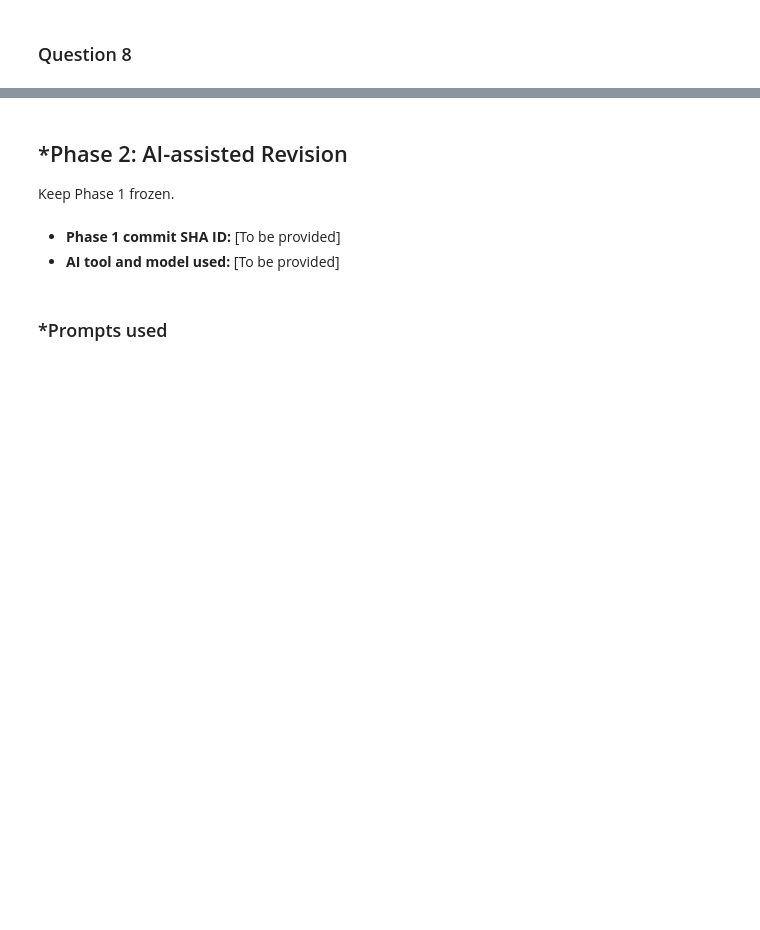
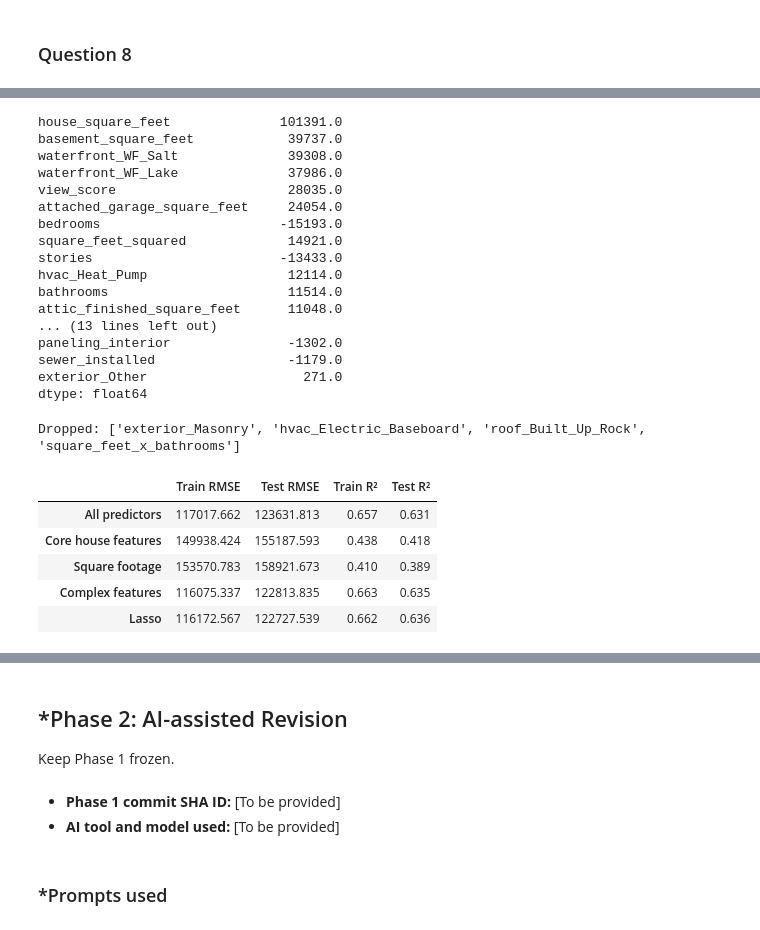
Before and after one commit to mahativedula/L02-hedonic-pricing, a Jupyter notebook: notebook.ipynb, the cells around one changed output, grey strips where cells are left out. Drawn from its saved outputs; the diff is of its cells as text; code cells hidden in the pictures; blank space fills up the shorter version.

```diff
--- a/notebook.ipynb
+++ b/notebook.ipynb
@@ -522,0 +516,55 @@ ANSWER [Which does it select? What are the RMSE and $R^2$?]
+# %%
+# Use the `sklearn.linear_model.Lasso` to regularize your model and select the most predictive features
+from sklearn.linear_model import LassoCV
+from sklearn.preprocessing import StandardScaler
+from sklearn.pipeline import make_pipeline
+
+# Rebuild the Question 6 features (same as the Q6 cell)
+center_columns = ["house_square_feet", "year_built", "bathrooms"]
+training_means = X_train[center_columns].mean()
+
+def add_complex_features(features):
+    expanded = features.copy()
+    centered = features[center_columns] - training_means
+
+    sqft_thousands = centered["house_square_feet"] / 1_000
+    build_year_decades = centered["year_built"] / 10
+
+    expanded["square_feet_squared"] = sqft_thousands ** 2
+    expanded["year_built_squared"] = build_year_decades ** 2
+    expanded["square_feet_x_bathrooms"] = sqft_thousands * centered["bathrooms"]
+    return expanded
+
+complex_train = add_complex_features(X_train)
+complex_test = add_complex_features(X_test)
+
+# Lasso
+lasso = make_pipeline(
+    StandardScaler(),
+    LassoCV(cv=5, random_state=42, max_iter=50_000),
+)
+lasso.fit(complex_train, y_train)
+
+lasso_scores = regression_scores(lasso, complex_train, complex_test)
+
+coefs = pd.Series(lasso[-1].coef_, index=complex_train.columns)
+selected = coefs[coefs != 0].sort_values(key=abs, ascending=False)
+dropped = coefs[coefs == 0].index.tolist()
+
+print(f"Chosen alpha: {lasso[-1].alpha_:.2f}")
+print(f"Selected {len(selected)} of {len(coefs)} features")
+display(selected.round(0))
+print("Dropped:", dropped)
+
+# Rebuild the comparison table from scratch so re-running this cell doesn't add duplicate Lasso rows
+complex_model = LinearRegression().fit(complex_train, y_train)
+complex_scores = regression_scores(complex_model, complex_train, complex_test)
+comparison = pd.concat([
+    simple_results,
+    pd.DataFrame([complex_scores], index=["Complex features"]),
+    pd.DataFrame([lasso_scores], index=["Lasso"]),
+])
+display(comparison.round(3))
+
+# Find the RMSE and $R^2$
+# %% [output]
@@ -522,0 +573,24 @@ ANSWER [Which does it select? What are the RMSE and $R^2$?]
+house_square_feet              101391.0
+basement_square_feet            39737.0
+waterfront_WF_Salt              39308.0
+waterfront_WF_Lake              37986.0
+view_score                      28035.0
+attached_garage_square_feet     24054.0
+bedrooms                       -15193.0
+square_feet_squared             14921.0
+stories                        -13433.0
+hvac_Heat_Pump                  12114.0
+bathrooms                       11514.0
+attic_finished_square_feet      11048.0
+... (13 lines left out)
+paneling_interior               -1302.0
+sewer_installed                 -1179.0
+exterior_Other                    271.0
+dtype: float64
+Dropped: ['exterior_Masonry', 'hvac_Electric_Baseboard', 'roof_Built_Up_Rock', 'square_feet_x_bathrooms']
+|  | Train RMSE | Test RMSE | Train R² | Test R² |
+| All predictors | 117017.662 | 123631.813 | 0.657 | 0.631 |
+| Core house features | 149938.424 | 155187.593 | 0.438 | 0.418 |
+| Square footage | 153570.783 | 158921.673 | 0.410 | 0.389 |
+| Complex features | 116075.337 | 122813.835 | 0.663 | 0.635 |
+| Lasso | 116172.567 | 122727.539 | 0.662 | 0.636 |
```
Also changed, not shown: parts of 9 cells of this notebook.
